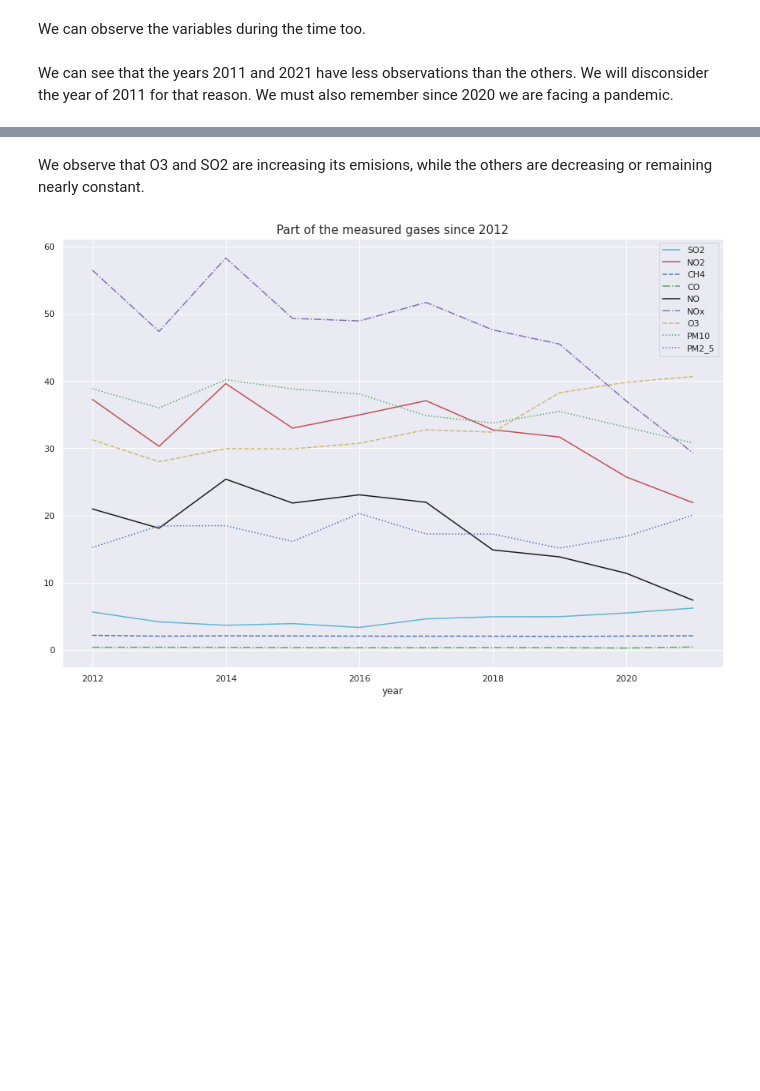
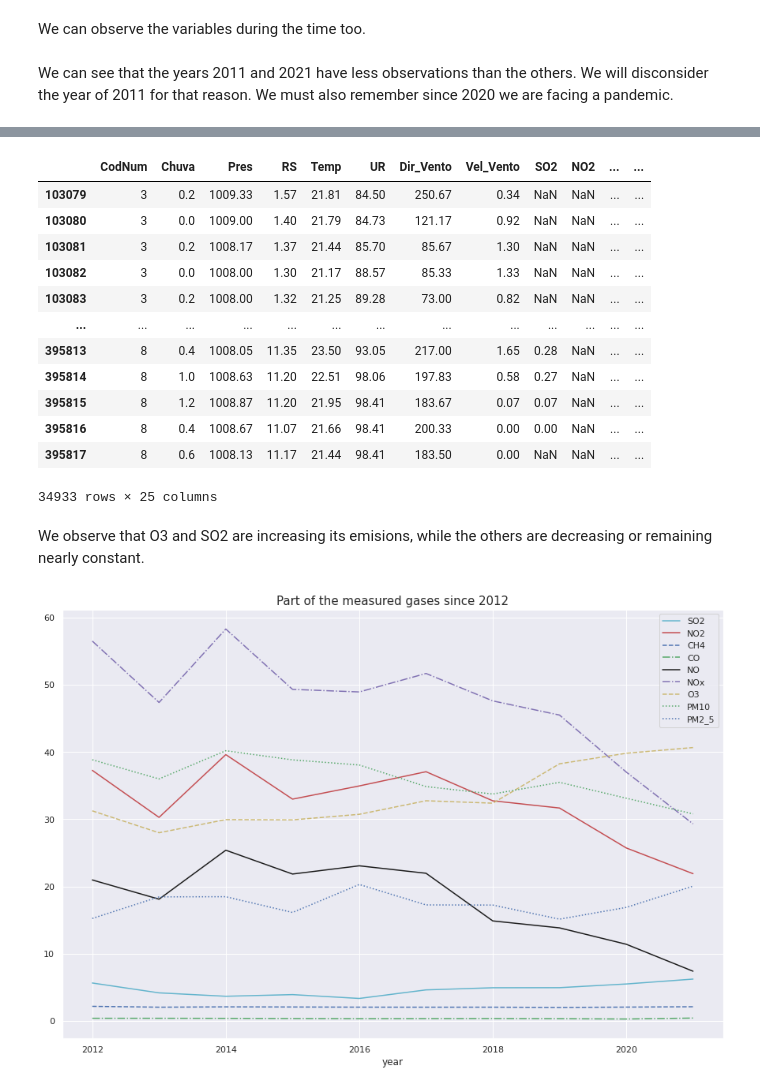
Before and after one commit to lucasmoschen/machine-learning-project, a Jupyter notebook: notebooks/eda.ipynb, the cells around one changed output, grey strips where cells are left out. Cells and saved outputs as stored; diff of their text form; code cells hidden in the pictures; blank space fills up the shorter version.

```diff
--- a/notebooks/eda.ipynb
+++ b/notebooks/eda.ipynb
@@ -152,6 +193,22 @@ air_data["hour"] = air_data.Data.apply(lambda x: x.hour)
 air_data.drop(labels = ['Data'], axis = 1, inplace = True)
 
 air_data = air_data[air_data.year != 2011]
+# %%
+air_data[air_data.year == 2011]
+# %% [output]
+|  | CodNum | Chuva | Pres | RS | Temp | UR | Dir_Vento | Vel_Vento | SO2 | NO2 | ... | ... |
+| 103079 | 3 | 0.2 | 1009.33 | 1.57 | 21.81 | 84.50 | 250.67 | 0.34 | NaN | NaN | ... | ... |
+| 103080 | 3 | 0.0 | 1009.00 | 1.40 | 21.79 | 84.73 | 121.17 | 0.92 | NaN | NaN | ... | ... |
+| 103081 | 3 | 0.2 | 1008.17 | 1.37 | 21.44 | 85.70 | 85.67 | 1.30 | NaN | NaN | ... | ... |
+| 103082 | 3 | 0.0 | 1008.00 | 1.30 | 21.17 | 88.57 | 85.33 | 1.33 | NaN | NaN | ... | ... |
+| 103083 | 3 | 0.2 | 1008.00 | 1.32 | 21.25 | 89.28 | 73.00 | 0.82 | NaN | NaN | ... | ... |
+| ... | ... | ... | ... | ... | ... | ... | ... | ... | ... | ... | ... | ... |
+| 395813 | 8 | 0.4 | 1008.05 | 11.35 | 23.50 | 93.05 | 217.00 | 1.65 | 0.28 | NaN | ... | ... |
+| 395814 | 8 | 1.0 | 1008.63 | 11.20 | 22.51 | 98.06 | 197.83 | 0.58 | 0.27 | NaN | ... | ... |
+| 395815 | 8 | 1.2 | 1008.87 | 11.20 | 21.95 | 98.41 | 183.67 | 0.07 | 0.07 | NaN | ... | ... |
+| 395816 | 8 | 0.4 | 1008.67 | 11.07 | 21.66 | 98.41 | 200.33 | 0.00 | 0.00 | NaN | ... | ... |
+| 395817 | 8 | 0.6 | 1008.13 | 11.17 | 21.44 | 98.41 | 183.50 | 0.00 | NaN | NaN | ... | ... |
+34933 rows × 25 columns
 # %% [markdown]
 We observe that O3 and SO2 are increasing its emisions, while the others are decreasing or remaining nearly constant.
 # %%
```
Also changed, not shown: parts of 11 cells of this notebook, 14 other files.
